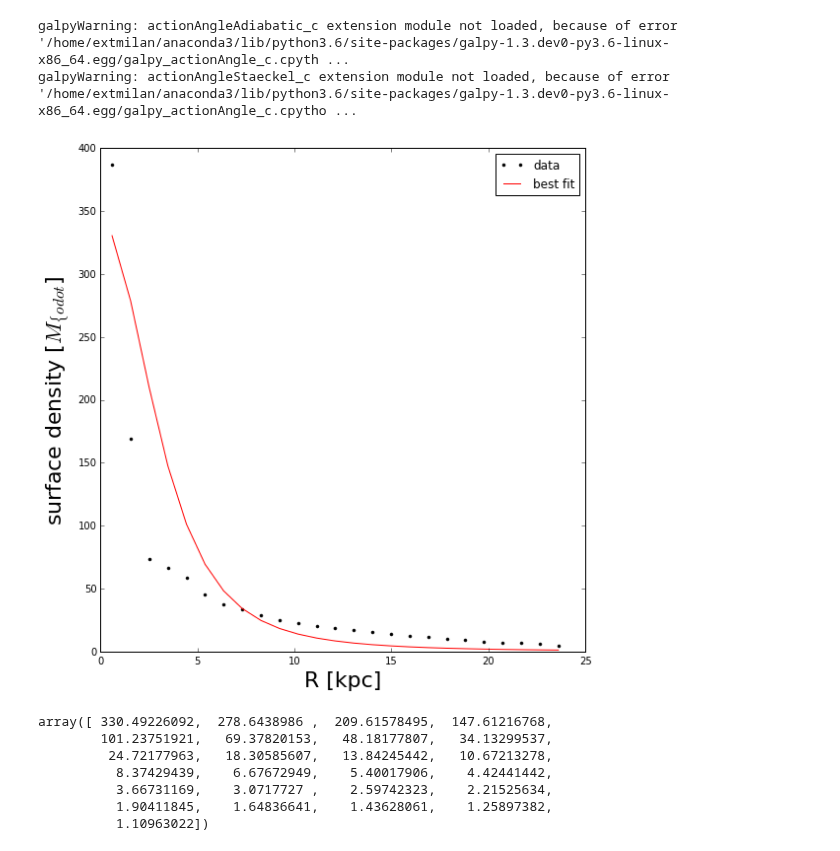
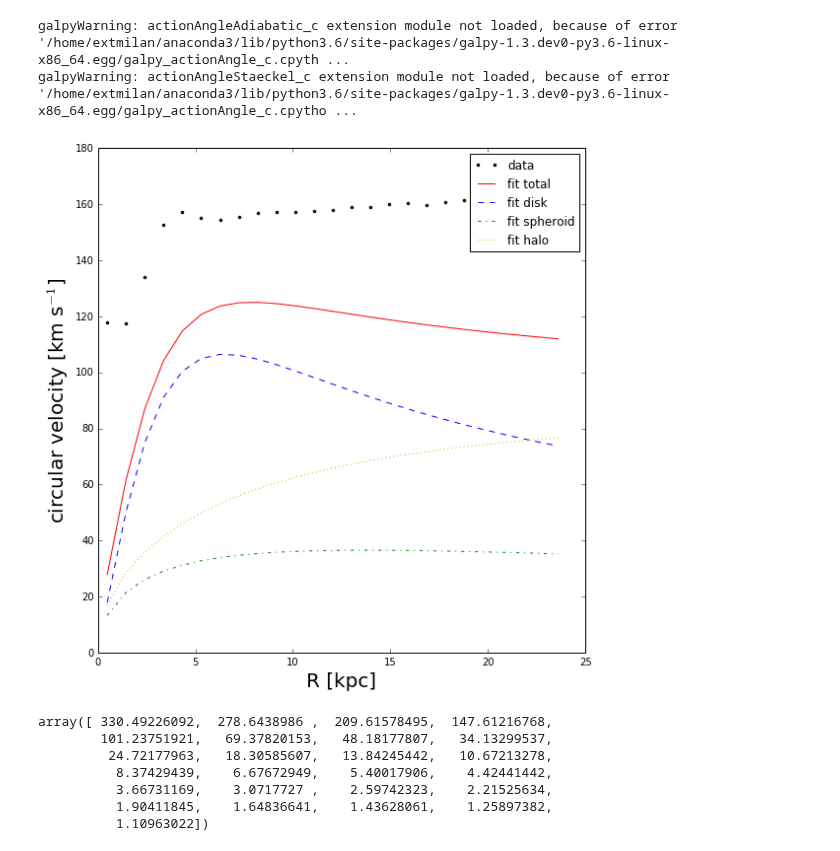
Before and after one commit to sophialilleengen/masterproject, a Jupyter notebook: notebooks/1decomp_bulge_disk_class.ipynb, the cells around one changed output. Drawn from its saved outputs; the diff is of its cells as text; code cells hidden in the pictures.

Commit message:
circular velocity plot in decomp class also working

```diff
--- a/notebooks/1decomp_bulge_disk_class.ipynb
+++ b/notebooks/1decomp_bulge_disk_class.ipynb
@@ -53,11 +53,11 @@ Load positions and masses of simulation data.
 Import galpy parameters.
 Setup galpy potential.
 # %%
-test.plot_surfdens()
+test.plot_circvel()
 # %% [output]
 galpyWarning: actionAngleAdiabatic_c extension module not loaded, because of error '/home/extmilan/anaconda3/lib/python3.6/site-packages/galpy-1.3.dev0-py3.6-linux-x86_64.egg/galpy_actionAngle_c.cpyth ...
 galpyWarning: actionAngleStaeckel_c extension module not loaded, because of error '/home/extmilan/anaconda3/lib/python3.6/site-packages/galpy-1.3.dev0-py3.6-linux-x86_64.egg/galpy_actionAngle_c.cpytho ...
-[figure, old version]
+[figure, new version]
 # %%
 rho, R = test.surfdens_data()
 test.surfdens_galpy(R)
```
Also changed, not shown: parts of 1 cell of this notebook, 2 other files.
